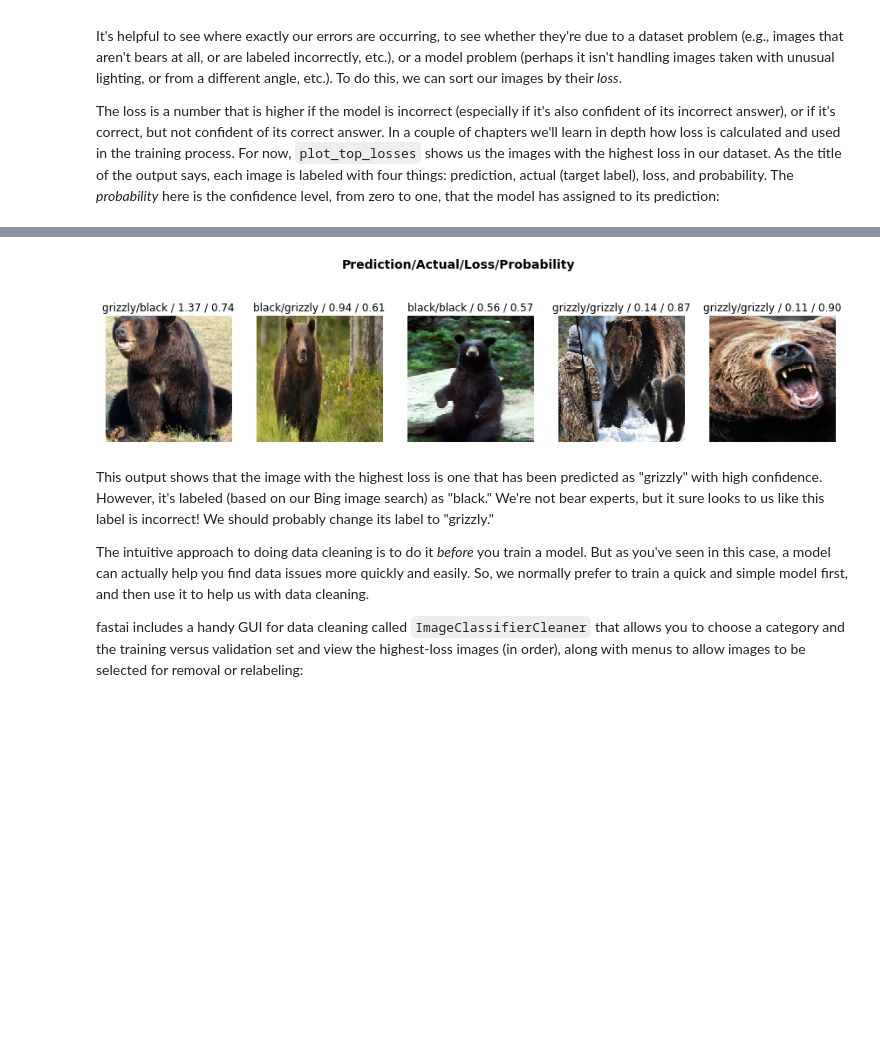
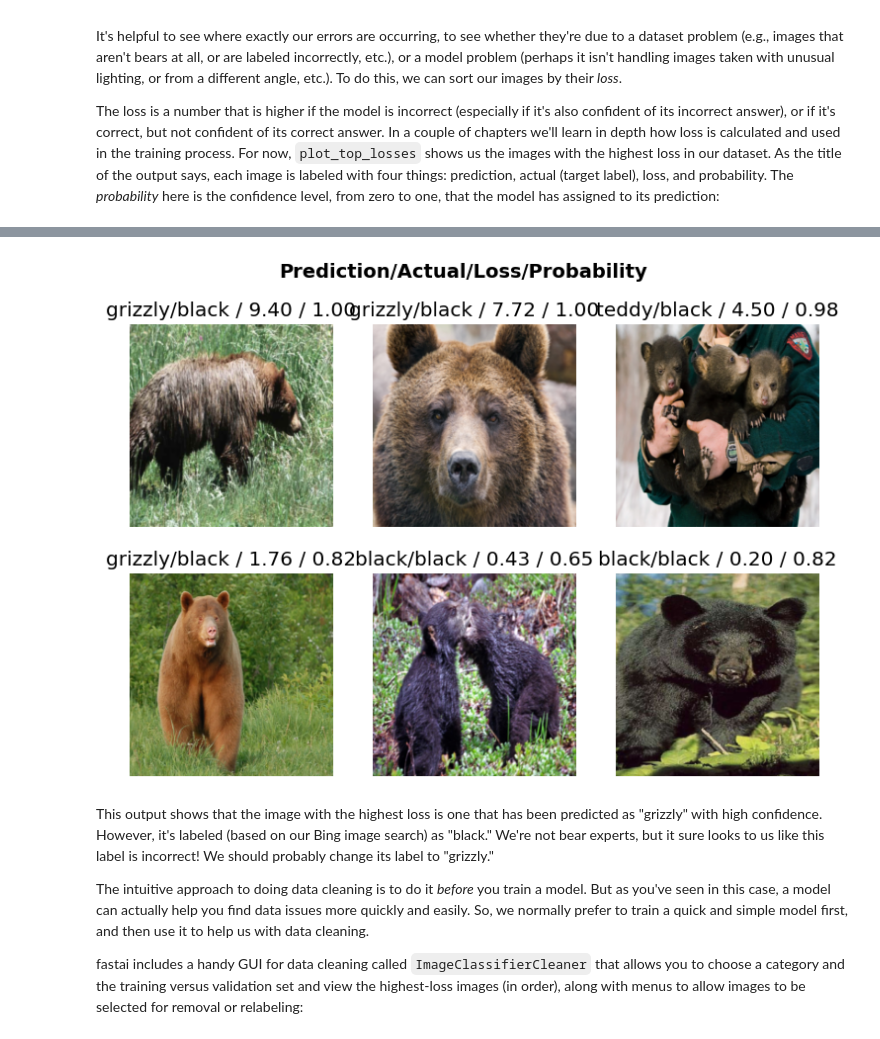
Before and after one commit to gguman/fastbook, a Jupyter notebook: 02_production.ipynb, the cells around one changed output, grey strips where cells are left out. Cells and saved outputs as stored; diff of their text form; code cells hidden in the pictures; blank space fills up the shorter version.

Commit message:
bears fine tune trained

```diff
--- a/02_production.ipynb
+++ b/02_production.ipynb
@@ -344,7 +370,7 @@ We used `unique=True` to have the same image repeated with different versions of
 # %% [markdown]
 *Data augmentation* refers to creating random variations of our input data, such that they appear different, but do not actually change the meaning of the data. Examples of common data augmentation techniques for images are rotation, flipping, perspective warping, brightness changes and contrast changes. For natural photo images such as the ones we are using here, a standard set of augmentations that we have found work pretty well are provided with the `aug_transforms` function. Because our images are now all the same size, we can apply these augmentations to an entire batch of them using the GPU, which will save a lot of time. To tell fastai we want to use these transforms on a batch, we use the `batch_tfms` parameter (note that we're not using `RandomResizedCrop` in this example, so you can see the differences more clearly; we're also using double the amount of augmentation compared to the default, for the same reason):
 # %%
-bears = bears.new(item_tfms=Resize(128), batch_tfms=aug_transforms(mult=2))
+bears = bears.new(item_tfms=fastai.vision.augment.Resize(128), batch_tfms=fastai.vision.augment.aug_transforms(mult=2))
 dls = bears.dataloaders(path)
 dls.train.show_batch(max_n=8, nrows=2, unique=True)
 # %% [output]
@@ -359,13 +385,13 @@ Time to use the same lines of code as in <<chapter_intro>> to train our bear cla
 We don't have a lot of data for our problem (150 pictures of each sort of bear at most), so to train our model, we'll use `RandomResizedCrop` with an image size of 224 px, which is fairly standard for image classification, and default `aug_transforms`:
 # %%
 bears = bears.new(
-    item_tfms=RandomResizedCrop(224, min_scale=0.5),
-    batch_tfms=aug_transforms())
+    item_tfms=fastai.vision.augment.RandomResizedCrop(224, min_scale=0.5),
+    batch_tfms=fastai.vision.augment.aug_transforms())
 dls = bears.dataloaders(path)
 # %% [markdown]
 We can now create our `Learner` and fine-tune it in the usual way:
 # %%
-learn = vision_learner(dls, resnet18, metrics=error_rate)
+learn = fastai.vision.learner.vision_learner(dls, fastai.vision.models.resnet18, metrics=fastai.metrics.error_rate)
 learn.fine_tune(4)
 # %% [output]
 | epoch | train_loss | valid_loss | error_rate | time |
@@ -378,7 +404,7 @@ learn.fine_tune(4)
 # %% [markdown]
 Now let's see whether the mistakes the model is making are mainly thinking that grizzlies are teddies (that would be bad for safety!), or that grizzlies are black bears, or something else. To visualize this, we can create a *confusion matrix*:
 # %%
-interp = ClassificationInterpretation.from_learner(learn)
+interp = fastai.interpret.ClassificationInterpretation.from_learner(learn)
 interp.plot_confusion_matrix()
 # %% [output]
 [interactive output not drawn]
@@ -390,5 +417,5 @@ It's helpful to see where exactly our errors are occurring, to see whether they'
 
 The loss is a number that is higher if the model is incorrect (especially if it's also confident of its incorrect answer), or if it's correct, but not confident of its correct answer. In a couple of chapters we'll learn in depth how loss is calculated and used in the training process. For now, `plot_top_losses` shows us the images with the highest loss in our dataset. As the title of the output says, each image is labeled with four things: prediction, actual (target label), loss, and probability. The *probability* here is the confidence level, from zero to one, that the model has assigned to its prediction:
 # %%
-interp.plot_top_losses(5, nrows=1)
+interp.plot_top_losses(6, nrows=2)
 # %% [output]
@@ -395,4 +423,4 @@ interp.plot_top_losses(5, nrows=1)
-[figure, old version]
+[figure, new version]
 # %% [markdown]
 This output shows that the image with the highest loss is one that has been predicted as "grizzly" with high confidence. However, it's labeled (based on our Bing image search) as "black." We're not bear experts, but it sure looks to us like this label is incorrect! We should probably change its label to "grizzly."
 
```
Also changed, not shown: parts of 34 cells of this notebook.
